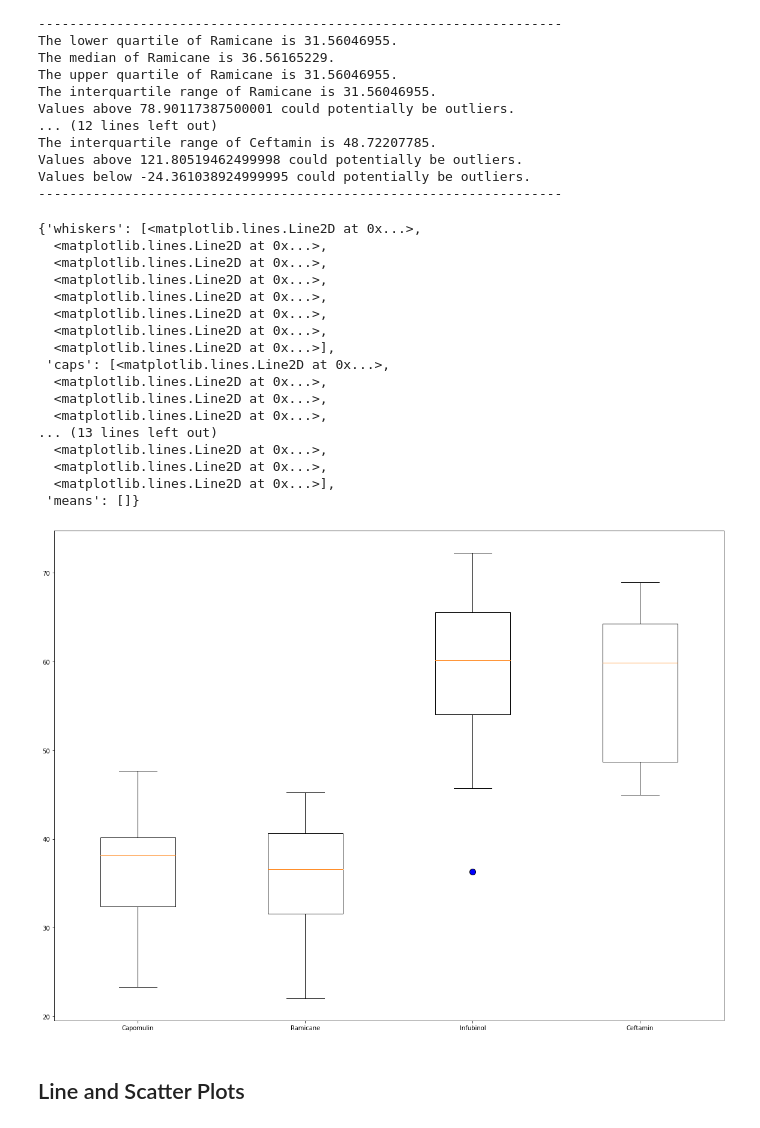
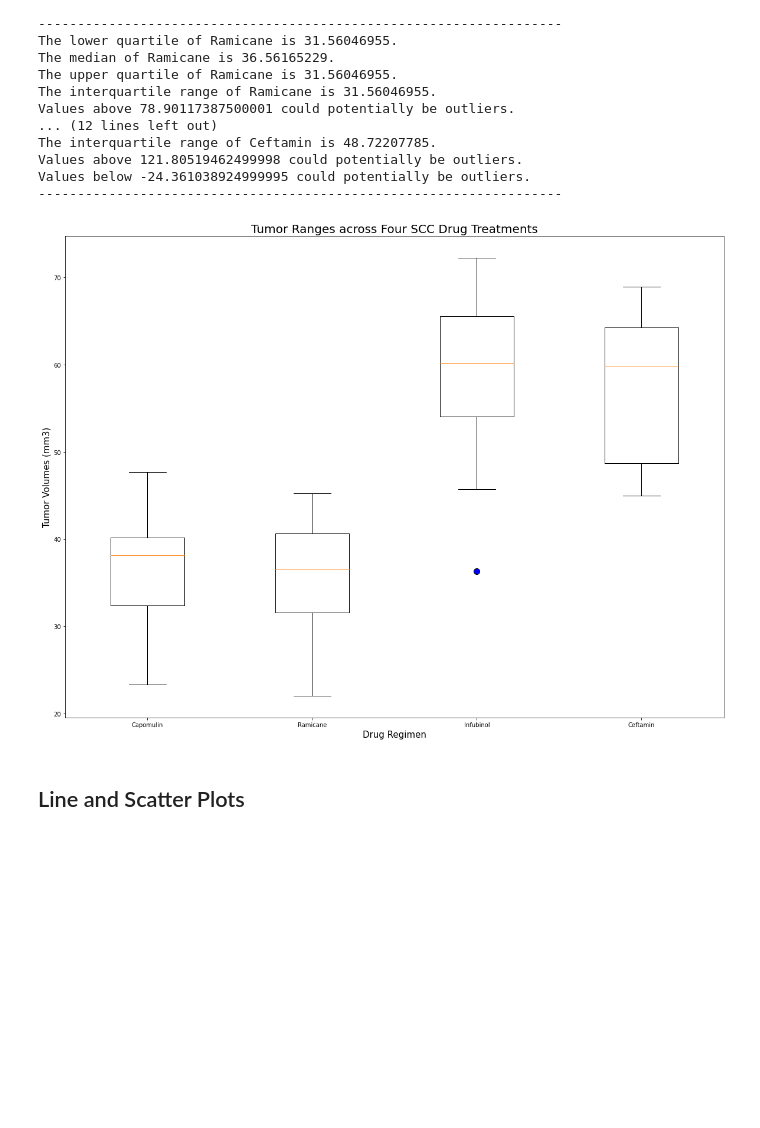
Before and after one commit to cieranmorris/Drug-Therapy-Animal-Study, a Jupyter notebook: pymaceuticals_starter.ipynb, the cells around one changed output. Drawn from its saved outputs; the diff is of its cells as text; code cells hidden in the pictures; blank space fills up the shorter version.

Commit message:
formatted graph outputs, completed scatter plot

```diff
--- a/pymaceuticals_starter.ipynb
+++ b/pymaceuticals_starter.ipynb
@@ -269,31 +250,18 @@ Values below -24.361038924999995 could potentially be outliers.
 # %%
 # Generate a box plot of the final tumor volume (max) of each mouse across four regimens of interest
 outlier = dict(marker = "o", markerfacecolor = "blue", markersize = 10, markeredgecolor = "black")
 
 plt.figure(figsize = (20,15))
 
 plt.boxplot(tumor_volume_list, labels = drug_regimens, flierprops = outlier)
 
 #Provide associated chart titles & axis labels
+plt.title("Tumor Ranges across Four SCC Drug Treatments", fontsize = 20)
+plt.xlabel("Drug Regimen", fontsize = 15)
+plt.ylabel("Tumor Volumes (mm3)", fontsize =15)
+plt.show()
 # %% [output]
-{'whiskers': [<matplotlib.lines.Line2D at 0x...>,
-  <matplotlib.lines.Line2D at 0x...>,
-  <matplotlib.lines.Line2D at 0x...>,
-  <matplotlib.lines.Line2D at 0x...>,
-  <matplotlib.lines.Line2D at 0x...>,
-  <matplotlib.lines.Line2D at 0x...>,
-  <matplotlib.lines.Line2D at 0x...>,
-  <matplotlib.lines.Line2D at 0x...>],
- 'caps': [<matplotlib.lines.Line2D at 0x...>,
-  <matplotlib.lines.Line2D at 0x...>,
-  <matplotlib.lines.Line2D at 0x...>,
-  <matplotlib.lines.Line2D at 0x...>,
-... (13 lines left out)
-  <matplotlib.lines.Line2D at 0x...>,
-  <matplotlib.lines.Line2D at 0x...>,
-  <matplotlib.lines.Line2D at 0x...>],
- 'means': []}
-[figure, old version]
+[figure, new version]
 # %% [markdown]
 ## Line and Scatter Plots
 # %%
```
Also changed, not shown: parts of 8 cells of this notebook.
